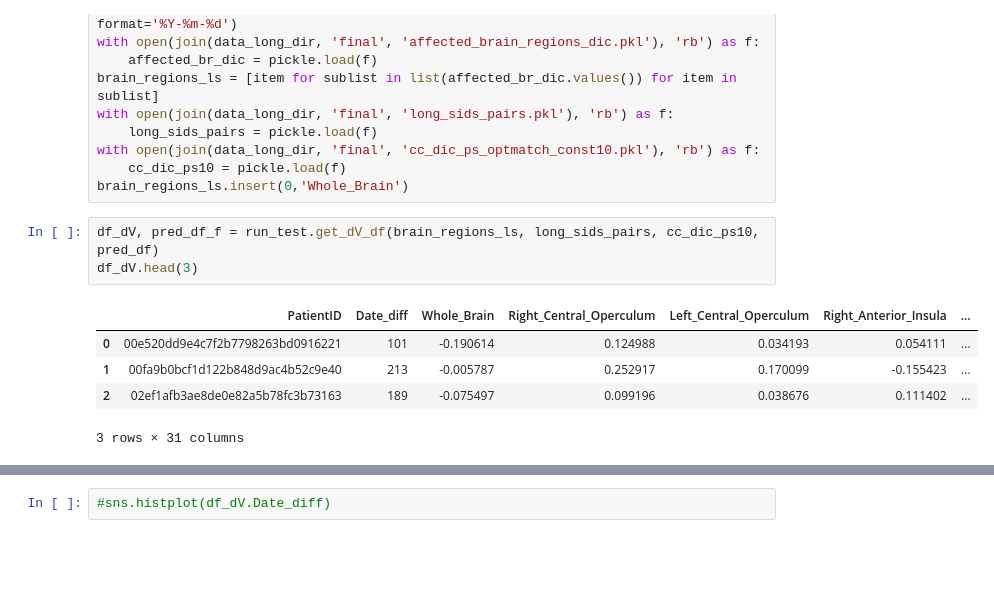
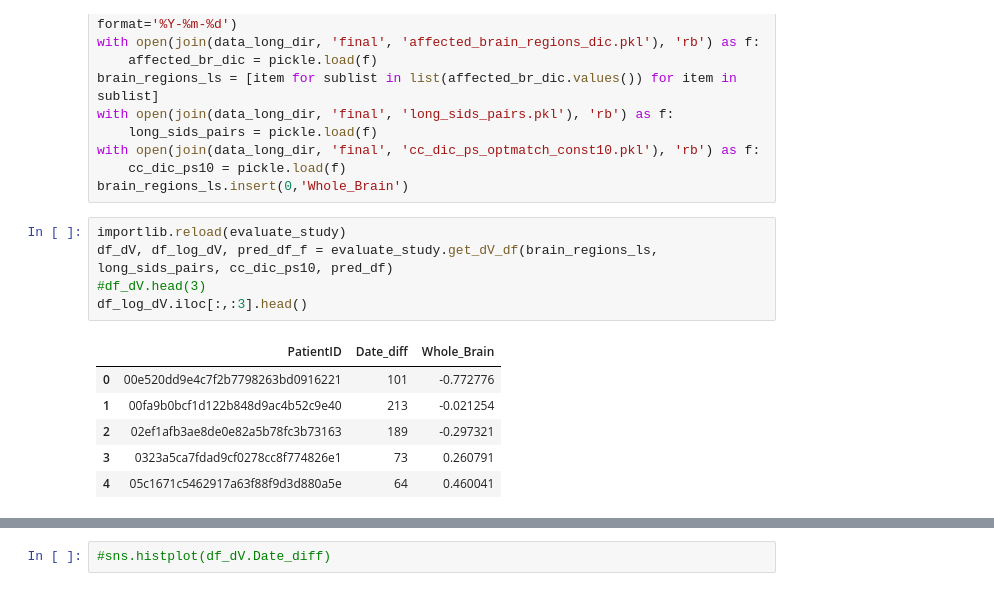
Before and after one commit to Kiril94/Thesis, a Jupyter notebook: cobra/t1_long/evaluate_study.ipynb, the cells around one changed output, grey strips where cells are left out. Cells and saved outputs as stored; diff of their text form; blank space fills up the shorter version.

```diff
--- a/cobra/t1_long/evaluate_study.ipynb
+++ b/cobra/t1_long/evaluate_study.ipynb
@@ -35,11 +35,14 @@ with open(join(data_long_dir, 'final', 'cc_dic_ps_optmatch_const10.pkl'), 'rb')
     cc_dic_ps10 = pickle.load(f)
 brain_regions_ls.insert(0,'Whole_Brain')
 # %%
-df_dV, pred_df_f = run_test.get_dV_df(brain_regions_ls, long_sids_pairs, cc_dic_ps10, pred_df)
-df_dV.head(3)
+importlib.reload(evaluate_study)
+df_dV, df_log_dV, pred_df_f = evaluate_study.get_dV_df(brain_regions_ls, long_sids_pairs, cc_dic_ps10, pred_df)
+#df_dV.head(3)
+df_log_dV.iloc[:,:3].head()
 # %% [output]
-|  | PatientID | Date_diff | Whole_Brain | Right_Central_Operculum | Left_Central_Operculum | Right_Anterior_Insula | ... |
-| 0 | 00e520dd9e4c7f2b7798263bd0916221 | 101 | -0.190614 | 0.124988 | 0.034193 | 0.054111 | ... |
-| 1 | 00fa9b0bcf1d122b848d9ac4b52c9e40 | 213 | -0.005787 | 0.252917 | 0.170099 | -0.155423 | ... |
-| 2 | 02ef1afb3ae8de0e82a5b78fc3b73163 | 189 | -0.075497 | 0.099196 | 0.038676 | 0.111402 | ... |
+|  | PatientID | Date_diff | Whole_Brain |
+| 0 | 00e520dd9e4c7f2b7798263bd0916221 | 101 | -0.772776 |
+| 1 | 00fa9b0bcf1d122b848d9ac4b52c9e40 | 213 | -0.021254 |
+| 2 | 02ef1afb3ae8de0e82a5b78fc3b73163 | 189 | -0.297321 |
+| 3 | 0323a5ca7fdad9cf0278cc8f774826e1 | 73 | 0.260791 |
+| 4 | 05c1671c5462917a63f88f9d3d880a5e | 64 | 0.460041 |
-3 rows × 31 columns
```
Also changed, not shown: parts of 11 cells of this notebook, 3 other files.
